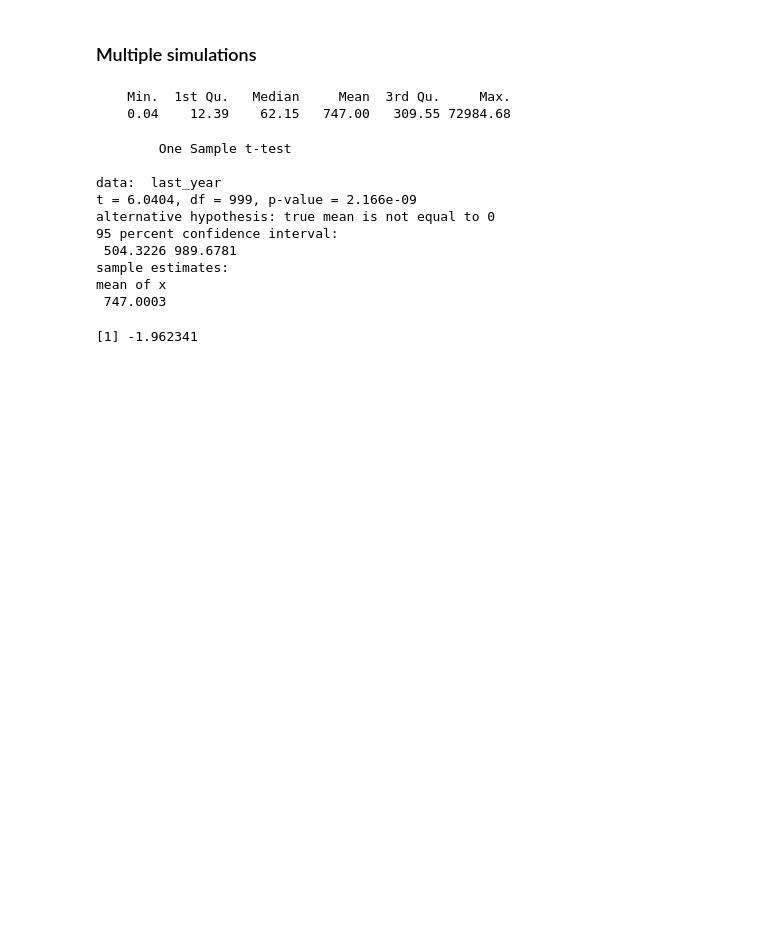
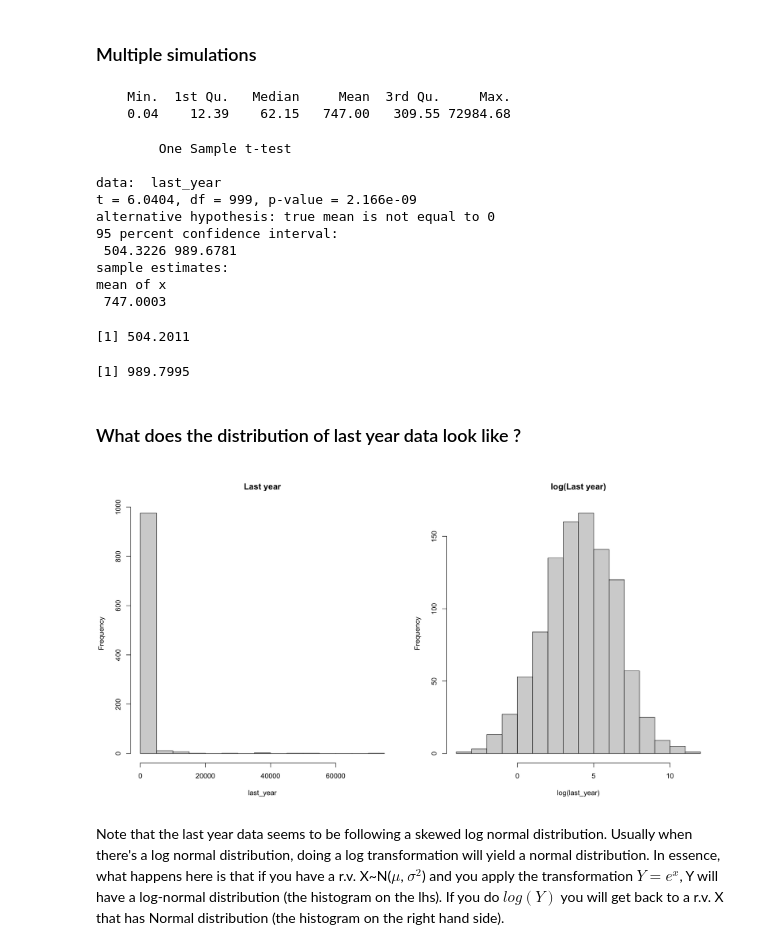
Before and after one commit to erikseulean/wildlife, a Jupyter notebook: density_independent_growth.ipynb, the cells around one changed output. Saved outputs shown, nothing was run; the diff lists cells and outputs as text; code cells hidden in the pictures; blank space fills up the shorter version.

Commit message:
Cleanup and last notes on log-normal distribution
Signed-off-by: Erik-Cristian Seulean <erik@Erik-Cristians-MacBook-Air.local>

```diff
--- a/density_independent_growth.ipynb
+++ b/density_independent_growth.ipynb
@@ -153,11 +147,9 @@ matrix = run_simulation(1000, 50)
 last_year = matrix[51, ]
 summary(last_year)
 t.test(last_year)
-q3 = qt(0.975, 999)
-q1 = qt(0.025, 999)
-q1
-#mean(last_year) - quantile * sd(last_year)/sqrt(999)
-#mean(last_year) + quantile * sd(last_year)/sqrt(999)
+quantile = qt(0.975, 999)
+mean(last_year) - quantile * sd(last_year)/sqrt(999)
+mean(last_year) + quantile * sd(last_year)/sqrt(999)
 # %% [output]
     Min.  1st Qu.   Median     Mean  3rd Qu.     Max.
     0.04    12.39    62.15   747.00   309.55 72984.68
@@ -171,4 +163,15 @@ alternative hypothesis: true mean is not equal to 0
 sample estimates:
 mean of x
  747.0003
-[1] -1.962341
+[1] 504.2011
+[1] 989.7995
+# %% [markdown]
+### What does the distribution of last year data look like ?
+# %%
+par(mfrow=c(1,2))
+hist(last_year, main="Last year")
+hist(log(last_year), main="log(Last year)")
+# %% [output]
+[figure, added]
+# %% [markdown]
+Note that the last year data seems to be following a skewed log normal distribution. Usually when there's a log normal distribution, doing a log transformation will yield a normal distribution. In essence, what happens here is that if you have a r.v. X~N($\mu$, $\sigma^2$) and you apply the transformation $Y=e^{x}$, Y will have a log-normal distribution (the histogram on the lhs). If you do $log(Y)$ you will get back to a r.v. X that has Normal distribution (the histogram on the right hand side).
```
Also changed, not shown: parts of 2 cells of this notebook.
